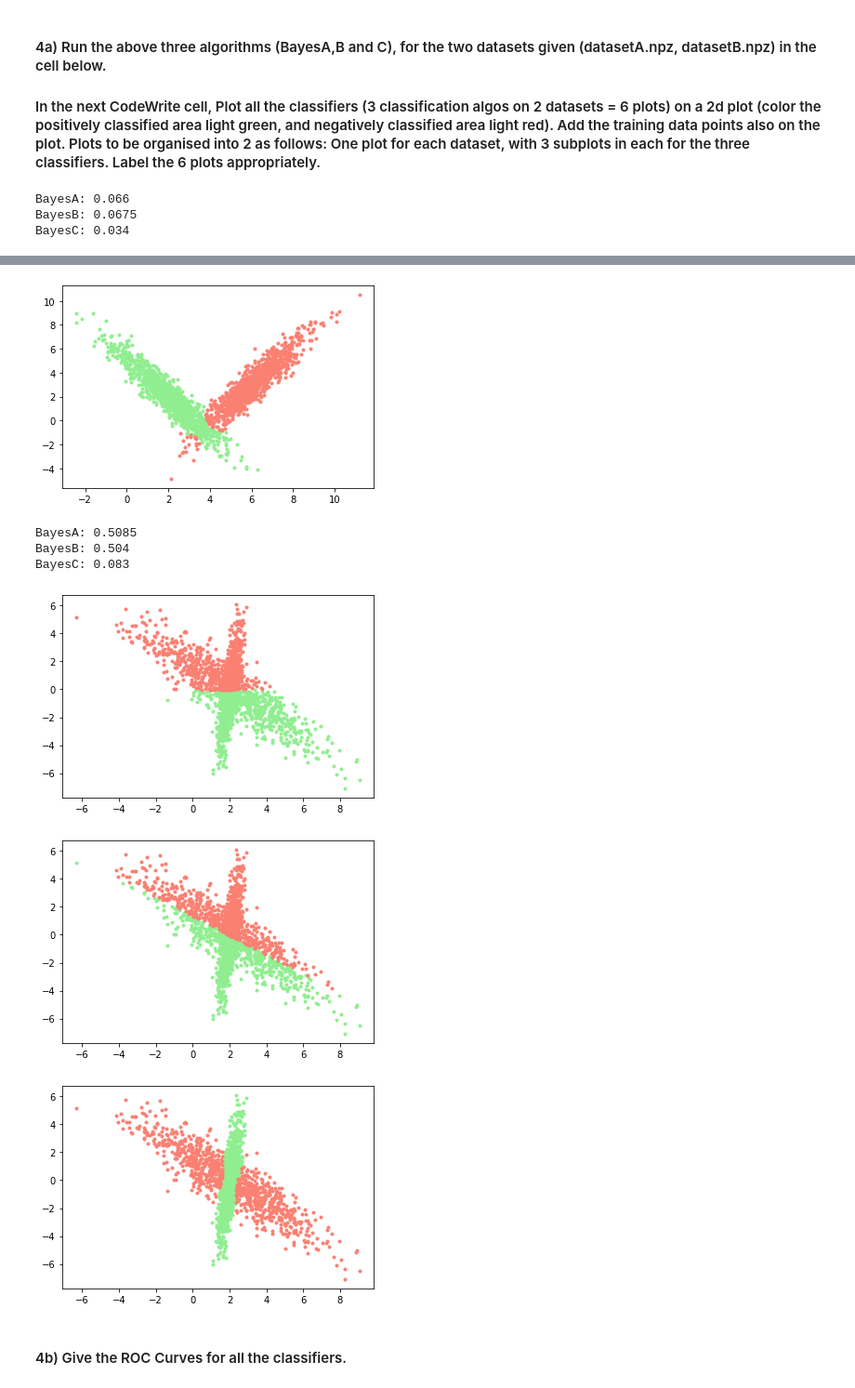
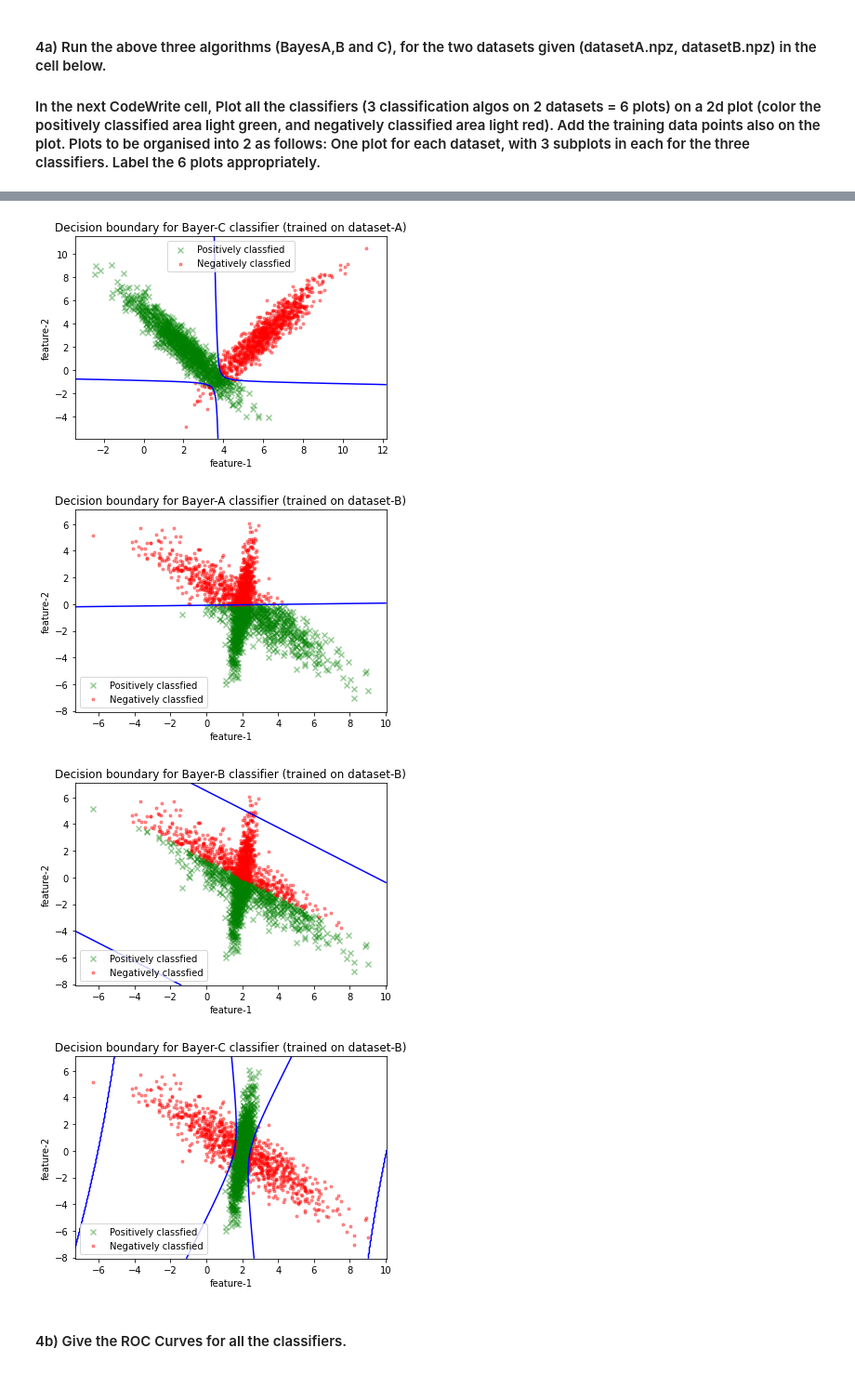
Before and after one commit to thevasudevgupta/prml-assignments, a Jupyter notebook: assignment-1/Q5/ME18B181_ME18B182.ipynb, the cells around one changed output, grey strips where cells are left out. Shown at 93% size. Saved outputs shown, nothing was run; the diff lists cells and outputs as text; code cells hidden in the pictures.

```diff
--- a/assignment-1/Q5/ME18B181_ME18B182.ipynb
+++ b/assignment-1/Q5/ME18B181_ME18B182.ipynb
@@ -232,40 +232,59 @@ def load_dataset(data_file):
         X_train, Y_train = f["arr_0"], f["arr_1"]
         X_test, Y_test = f["arr_2"], f["arr_3"]
 
-    print("BayesA:", calculate_error(Y_test, function_for_A(X_train, Y_train, X_test)))
-    print("BayesB:", calculate_error(Y_test, function_for_B(X_train, Y_train, X_test)))
-    print("BayesC:", calculate_error(Y_test, function_for_C(X_train, Y_train, X_test)))
+#     print("BayesA:", calculate_error(Y_test, function_for_A(X_train, Y_train, X_test)))
+#     print("BayesB:", calculate_error(Y_test, function_for_B(X_train, Y_train, X_test)))
+#     print("BayesC:", calculate_error(Y_test, function_for_C(X_train, Y_train, X_test)))
 
     return X_train, Y_train, X_test, Y_test
 
-def plot_conditional_curve(X, t, marker="o"):
+def plot_conditional_curve(X, t):
     x1, x2 = X[t == 1, 0], X[t == 1, 1]
-    plt.scatter(x1, x2, c="lightgreen", marker=marker)
+    plt.scatter(x1, x2, c="green", marker="x", alpha=0.4, label="Positively classfied")
 
     x1, x2 = X[t == -1, 0], X[t == -1, 1]
-    plt.scatter(x1, x2, c="salmon", marker=marker)
+    plt.scatter(x1, x2, c="red", marker=".", alpha=0.4, label="Negatively classfied")
 
-def plot_data(dataset):
+    plt.xlabel("feature-1")
+    plt.ylabel("feature-2")
+    plt.legend()
+
+def plot_decision_boundary(X, func, h=.05):
+    x_min, x_max = X[:, 0].min() - 1, X[:, 0].max() + 1
+    y_min, y_max = X[:, 1].min() - 1, X[:, 1].max() + 1
+    xx, yy = np.meshgrid(np.arange(x_min, x_max, h), np.arange(y_min, y_max, h))
+    features = np.stack([xx.flatten(), yy.flatten()]).T
+    probs = func(features).reshape(xx.shape)
+    plt.contour(xx, yy, probs, colors="blue", levels=1)
+#     plt.imshow(probs, cmap='Greens_r', alpha=0.5)
+
+def plot_data(dataset, suffix=""):
     X_train, Y_train, X_test, Y_test = dataset
 
     Y_pred_A = function_for_A(X_train, Y_train, X_train)
-    plot_conditional_curve(X_train, Y_pred_A, marker=".")
+    plot_conditional_curve(X_train, Y_pred_A)
+    func = lambda features: get_probs_for_A(X_train, Y_train, features)
+    plot_decision_boundary(X_train, func)
+    plt.title(f"Decision boundary for Bayer-A classifier (trained on {suffix})")
     plt.show()
 
     Y_pred_B = function_for_B(X_train, Y_train, X_train)
-    plot_conditional_curve(X_train, Y_pred_B, marker=".")
+    plot_conditional_curve(X_train, Y_pred_B)
+    func = lambda features: get_probs_for_B(X_train, Y_train, features)
+    plot_decision_boundary(X_train, func)
+    plt.title(f"Decision boundary for Bayer-B classifier (trained on {suffix})")
     plt.show()
 
     Y_pred_C = function_for_C(X_train, Y_train, X_train)
-    plot_conditional_curve(X_train, Y_pred_C, marker=".")
+    plot_conditional_curve(X_train, Y_pred_C)
+    func = lambda features: get_probs_for_C(X_train, Y_train, features)
+    plot_decision_boundary(X_train, func)
+    plt.title(f"Decision boundary for Bayer-C classifier (trained on {suffix})")
     plt.show()
 
 datasetA = load_dataset("datasetA.npz")
-plot_data(datasetA)
+plot_data(datasetA, suffix="dataset-A")
 
 datasetB = load_dataset("datasetB.npz")
-plot_data(datasetB)
+plot_data(datasetB, suffix="dataset-B")
 # %% [output]
-BayesA: 0.066
-BayesB: 0.0675
-BayesC: 0.034
@@ -274,10 +293,7 @@ BayesC: 0.034
-[figure, old version]
+[figure, new version]
-BayesA: 0.5085
-BayesB: 0.504
-BayesC: 0.083
-[figure, old version]
+[figure, new version]
-[figure, old version]
+[figure, new version]
-[figure, old version]
+[figure, new version]
 # %% [markdown]
 #### 4b) Give the ROC Curves for all the classifiers.
 # %%
```
Also changed, not shown: parts of 3 cells of this notebook.
